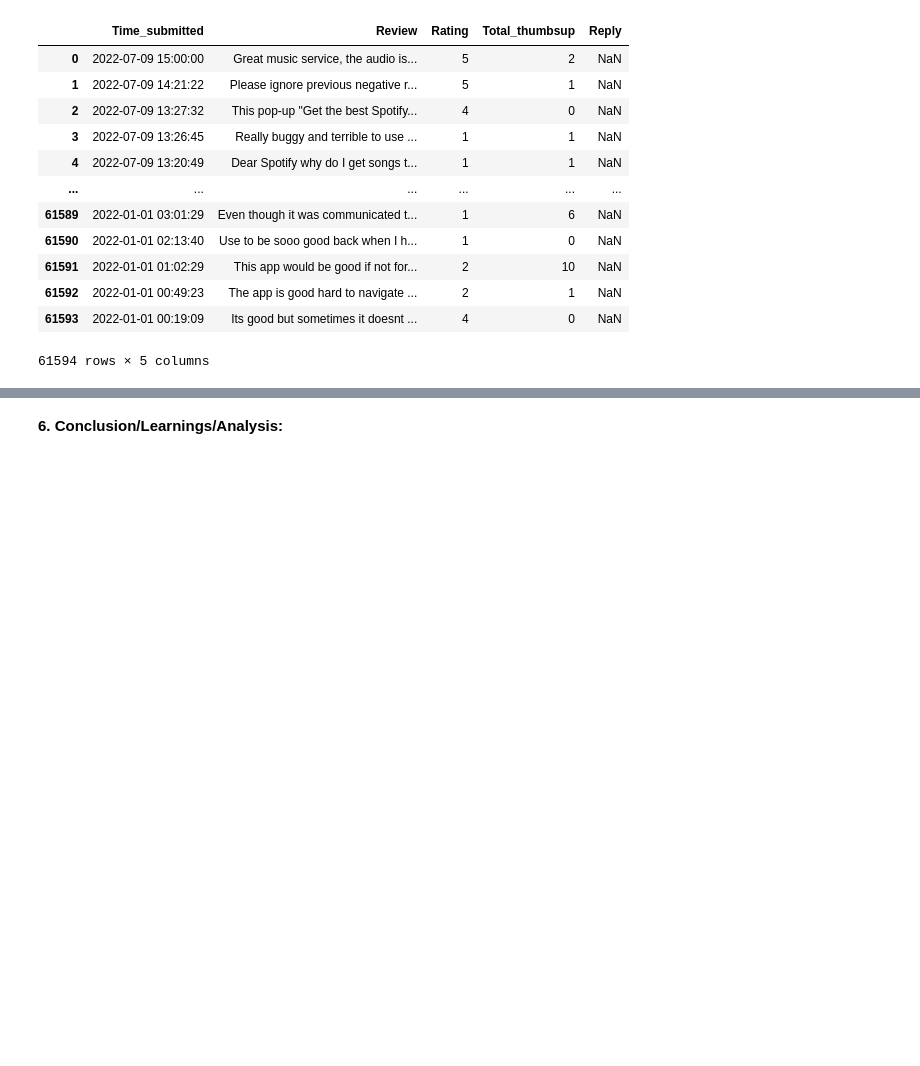
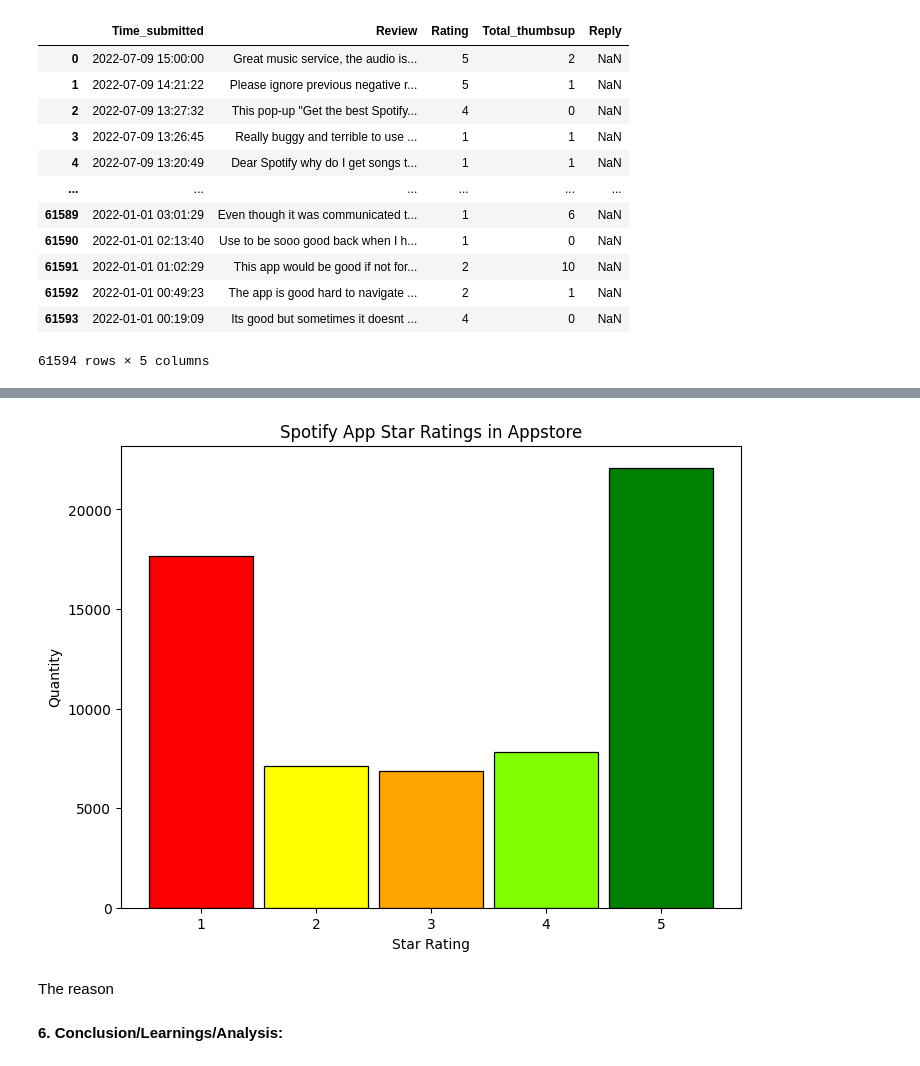
Before and after one commit to JelanAngeloBLoy-a/CPE-031-Visualization-and-Data-Analysis, a Jupyter notebook: Hands_On_Activity_6_|_Data_Visualization_and_Design.ipynb, the cells around one changed output, grey strips where cells are left out. Drawn from its saved outputs; the diff is of its cells as text; code cells hidden in the pictures; blank space fills up the shorter version.

```diff
--- a/Hands_On_Activity_6_|_Data_Visualization_and_Design.ipynb
+++ b/Hands_On_Activity_6_|_Data_Visualization_and_Design.ipynb
@@ -527,3 +527,19 @@ plt.show()
+# %%
+plt.figure(figsize=(8, 6))
+plt.bar(counts.index, counts.values, color=colors, edgecolor='black',linewidth=0.9, width=0.9)
+
+plt.title('Spotify App Star Ratings in Appstore')
+plt.xlabel('Star Rating')
+plt.ylabel('Quantity')
+plt.show()
+
+#  plt.bar(counts.index, counts.values, color=colors)
+
+# Plot a bar chart
+# %% [output]
+[figure, added]
+# %% [markdown]
+The reason
 # %% [markdown]
 **6. Conclusion/Learnings/Analysis:**
 # %% [markdown]
```
Also changed, not shown: parts of 3 cells of this notebook.
